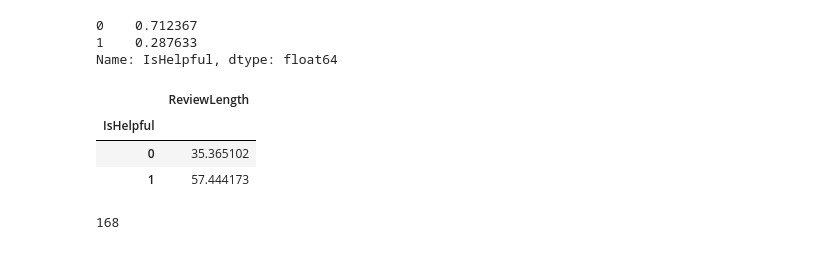
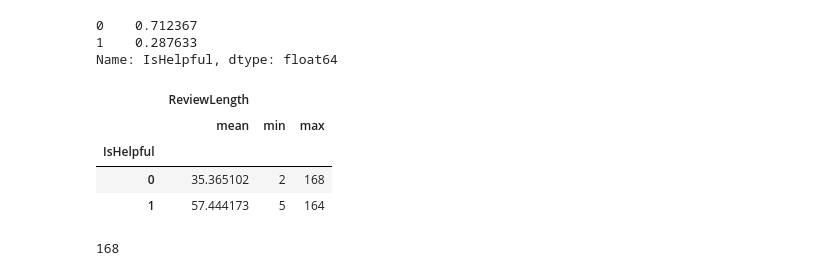
Before and after one commit to rmdelgad2013/Glassdoor_NLP, a Jupyter notebook: modeling/Baseline_Model.ipynb, the cells around one changed output. Drawn from its saved outputs; the diff is of its cells as text; code cells hidden in the pictures.

```diff
--- a/modeling/Baseline_Model.ipynb
+++ b/modeling/Baseline_Model.ipynb
@@ -85,12 +85,13 @@ valcounts / valcounts.sum()
 Name: IsHelpful, dtype: float64
 # %%
 df['ReviewLength'] = words_per_review
-df.groupby('IsHelpful').agg({'ReviewLength': 'mean'})
+df.groupby('IsHelpful').agg({'ReviewLength': ['mean', 'min', 'max']})
 # %% [output]
-|  | ReviewLength |
-| IsHelpful |  |
-| 0 | 35.365102 |
-| 1 | 57.444173 |
+|  | ReviewLength |  |  |
+|  | mean | min | max |
+| IsHelpful |  |  |  |
+| 0 | 35.365102 | 2 | 168 |
+| 1 | 57.444173 | 5 | 164 |
 # %%
 df['ReviewLength'].max()
 # %% [output]
```
Also changed, not shown: parts of 21 cells of this notebook, 13 other files.
